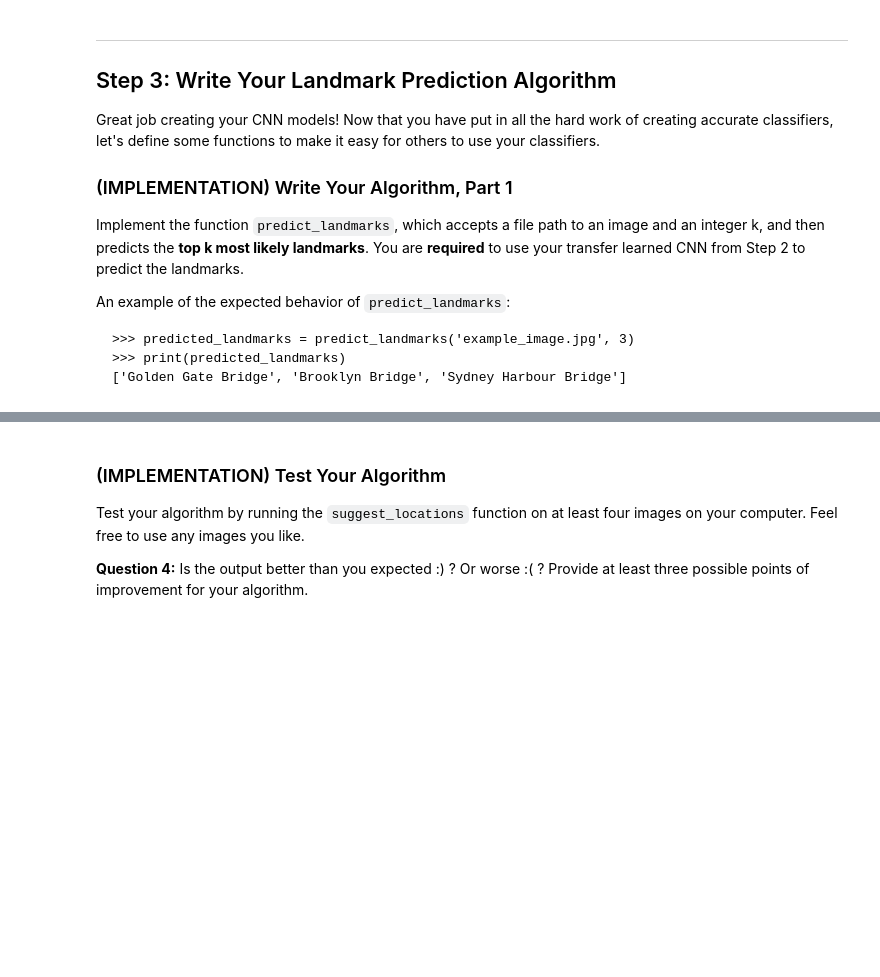
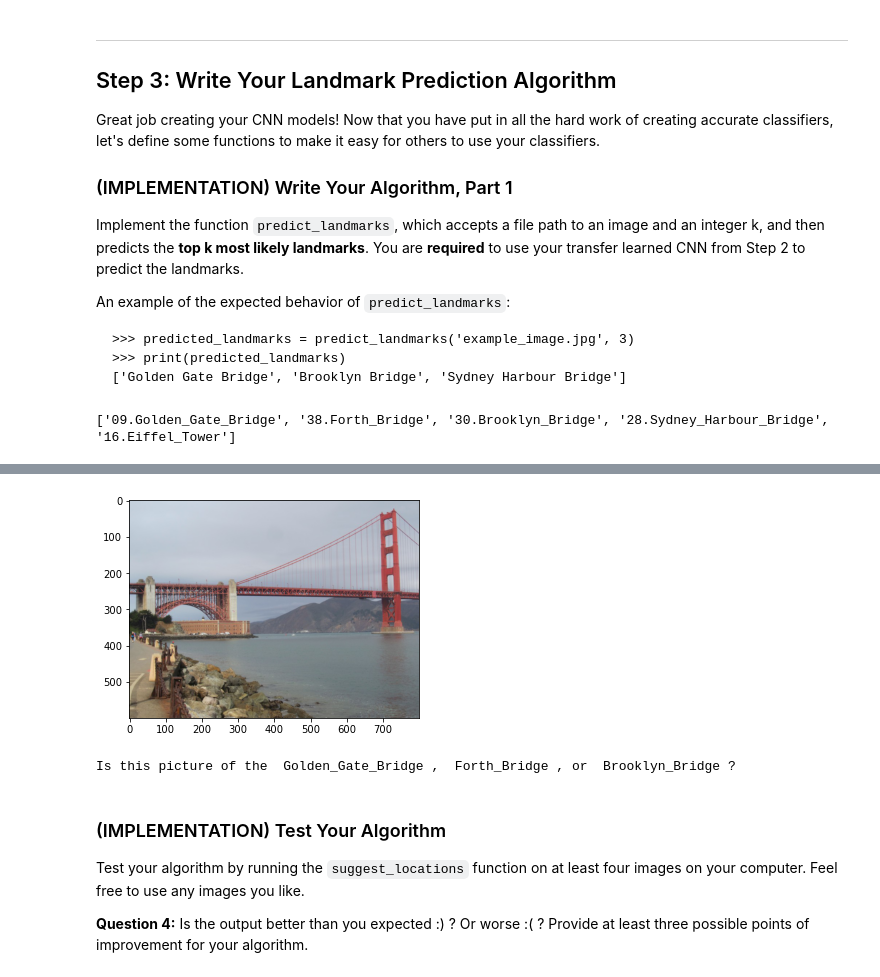
Before and after one commit to pedrojlucas/landmark-tagging-project, a Jupyter notebook: landmark_project/landmark.ipynb, the cells around one changed output, grey strips where cells are left out. Cells and saved outputs as stored; diff of their text form; code cells hidden in the pictures; blank space fills up the shorter version.

Commit message:
Final version landmark

```diff
--- a/landmark_project/landmark.ipynb
+++ b/landmark_project/landmark.ipynb
@@ -351,11 +498,13 @@ loaders_transfer = {'train': None, 'valid': None, 'test': None}
 Use the next code cell to specify a [loss function](http://pytorch.org/docs/stable/nn.html#loss-functions) and [optimizer](http://pytorch.org/docs/stable/optim.html).  Save the chosen loss function as `criterion_transfer`, and fill in the function `get_optimizer_transfer` below.
 # %%
 ## TODO: select loss function
-criterion_transfer = None
+criterion_transfer = nn.CrossEntropyLoss()
 
 
 def get_optimizer_transfer(model):
     ## TODO: select and return optimizer
+    optimizer = optim.SGD(model.parameters(), lr=0.01)
+    return optimizer
 # %% [markdown]
 ### (IMPLEMENTATION) Model Architecture
 
@@ -382,7 +540,9 @@ __Answer:__
 Train and validate your model in the code cell below.  [Save the final model parameters](http://pytorch.org/docs/master/notes/serialization.html) at filepath `'model_transfer.pt'`.
 # %%
 # TODO: train the model and save the best model parameters at filepath 'model_transfer.pt'
+n_epochs_transfer = 25
 
+model_transfer = train(n_epochs_transfer, loaders_transfer, model_transfer, get_optimizer_transfer(model_transfer), criterion_transfer, use_cuda, 'model_transfer.pt')
 
 
 #-#-# Do NOT modify the code below this line. #-#-#
@@ -421,11 +605,34 @@ from PIL import Image
 
 def predict_landmarks(img_path, k):
     ## TODO: return the names of the top k landmarks predicted by the transfer learned CNN
+    img = Image.open(img_path)
+    convert_tensor = transforms.Compose([transforms.Resize((240,240)), transforms.CenterCrop(240), transforms.ToTensor(), transforms.Normalize((0.485, 0.456, 0.406),(0.229, 0.224, 0.225))])
+    tensor = convert_tensor(img)
+    tensor.unsqueeze_(0)
 
+    if use_cuda:
+        tensor = tensor.cuda()
+
+    model_transfer.eval()
+
+    output = model_transfer(tensor)
+
+    values, index = torch.topk(output, k, dim=1)
+
+    model_transfer.train()
+
+    selected_landmarks = []
+    for i in index[0].tolist():
+        selected_landmarks.append(train_data.classes[i])
+
+    return selected_landmarks
 
 
 # test on a sample image
-predict_landmarks('images/test/09.Golden_Gate_Bridge/190f3bae17c32c37.jpg', 5)
+predicted_landmark = predict_landmarks('images/test/09.Golden_Gate_Bridge/190f3bae17c32c37.jpg', 5)
+print(predicted_landmark)
+# %% [output]
+['09.Golden_Gate_Bridge', '38.Forth_Bridge', '30.Brooklyn_Bridge', '28.Sydney_Harbour_Bridge', '16.Eiffel_Tower']
 # %% [markdown]
 ### (IMPLEMENTATION) Write Your Algorithm, Part 2
 
@@ -436,15 +643,21 @@ Some sample output for `suggest_locations` is provided below, but feel free to d
 # %%
 def suggest_locations(img_path):
     # get landmark predictions
     predicted_landmarks = predict_landmarks(img_path, 3)
 
     ## TODO: display image and display landmark predictions
-
+    img = Image.open(img_path)
+    plt.imshow(img)
+    plt.show()
+    print('Is this picture of the ', predicted_landmarks[0].split('.')[1], ', ', predicted_landmarks[1].split('.')[1], ', or ', predicted_landmarks[2].split('.')[1], '?')
 
 
 
 # test on a sample image
 suggest_locations('images/test/09.Golden_Gate_Bridge/190f3bae17c32c37.jpg')
+# %% [output]
+[figure, added]
+Is this picture of the  Golden_Gate_Bridge ,  Forth_Bridge , or  Brooklyn_Bridge ?
 # %% [markdown]
 ### (IMPLEMENTATION) Test Your Algorithm
 
```
Also changed, not shown: parts of 24 cells of this notebook.
